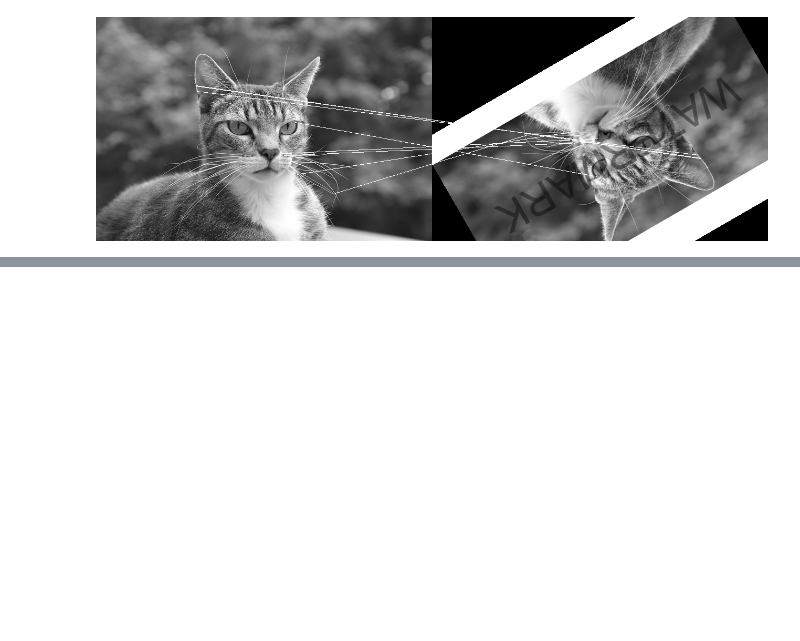
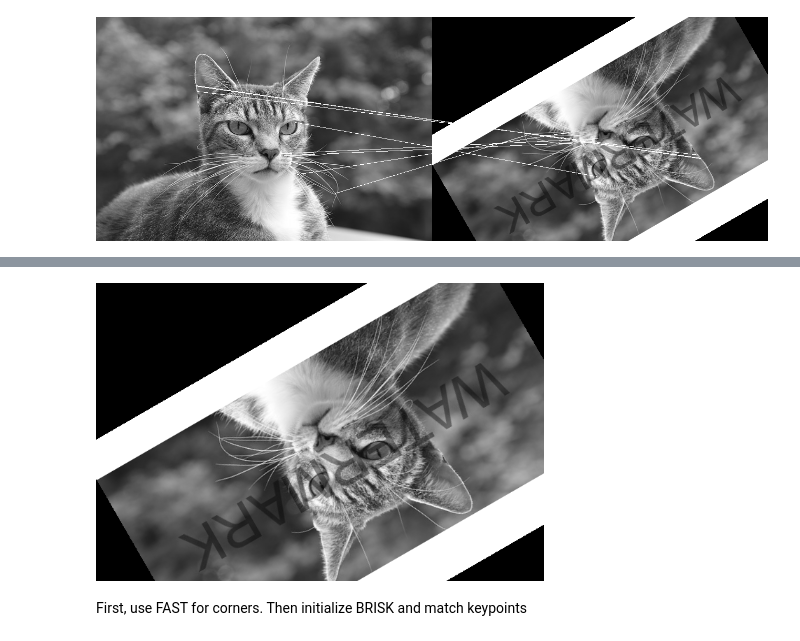
Before and after one commit to tjburch/hands-on-cv-julia, a Jupyter notebook: notes/ch05.ipynb, the cells around one changed output, grey strips where cells are left out. Saved outputs shown, nothing was run; the diff lists cells and outputs as text; code cells hidden in the pictures; blank space fills up the shorter version.

```diff
--- a/notes/ch05.ipynb
+++ b/notes/ch05.ipynb
@@ -289,0 +296,12 @@ grid
+# %%
+img1 = Gray.(load("../sample-images/cat-3417184_640.jpg"))
+img2 = Gray.(load("../sample-images/cat-3417184_640_watermarked.jpg"))
+
+rot = recenter(RotMatrix(5pi/6), [size(img2)...] .÷ 2)
+tform = rot ∘ Translation(-50, -40)
+img2 = warp(img2, tform, size(img2))
+img2 = imresize(img2, Int.(trunc.(size(img2) .* 0.7)))
+# %% [output]
+[figure, added]
+# %% [markdown]
+First, use FAST for corners. Then initialize BRISK and match keypoints
```
Also changed, not shown: parts of 19 cells of this notebook.
